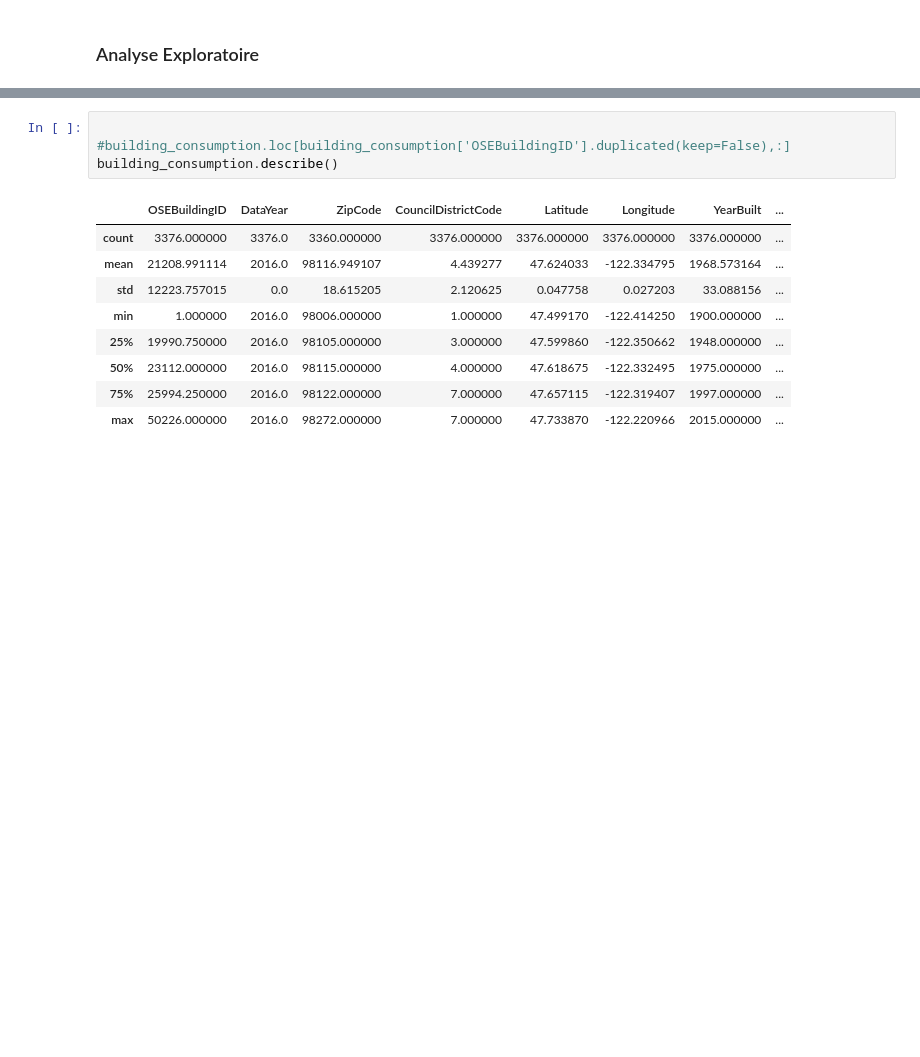
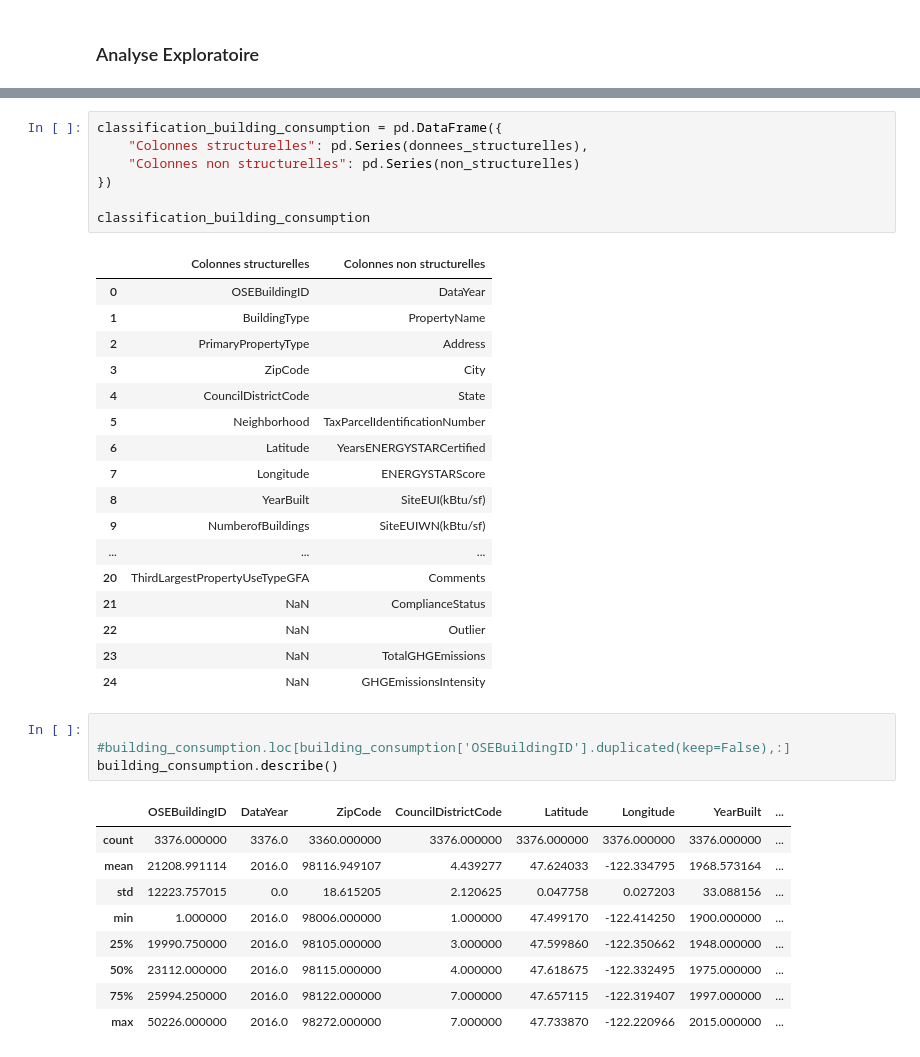
Before and after one commit to JodyGs/p3-besoins-batiments, a Jupyter notebook: P3_template_modelistation_supervisee_data_scientist (1).ipynb, the cells around one changed output, grey strips where cells are left out. Cells and saved outputs as stored; diff of their text form; blank space fills up the shorter version.

```diff
--- a/P3_template_modelistation_supervisee_data_scientist (1).ipynb
+++ b/P3_template_modelistation_supervisee_data_scientist (1).ipynb
@@ -32,3 +53,28 @@ dtype: float64
+# %%
+classification_building_consumption = pd.DataFrame({
+    "Colonnes structurelles": pd.Series(donnees_structurelles),
+    "Colonnes non structurelles": pd.Series(non_structurelles)
+})
+
+classification_building_consumption
+# %% [output]
+|  | Colonnes structurelles | Colonnes non structurelles |
+| 0 | OSEBuildingID | DataYear |
+| 1 | BuildingType | PropertyName |
+| 2 | PrimaryPropertyType | Address |
+| 3 | ZipCode | City |
+| 4 | CouncilDistrictCode | State |
+| 5 | Neighborhood | TaxParcelIdentificationNumber |
+| 6 | Latitude | YearsENERGYSTARCertified |
+| 7 | Longitude | ENERGYSTARScore |
+| 8 | YearBuilt | SiteEUI(kBtu/sf) |
+| 9 | NumberofBuildings | SiteEUIWN(kBtu/sf) |
+| ... | ... | ... |
+| 20 | ThirdLargestPropertyUseTypeGFA | Comments |
+| 21 | NaN | ComplianceStatus |
+| 22 | NaN | Outlier |
+| 23 | NaN | TotalGHGEmissions |
+| 24 | NaN | GHGEmissionsIntensity |
 # %%
 
 #building_consumption.loc[building_consumption['OSEBuildingID'].duplicated(keep=False),:]
```
Also changed, not shown: parts of 3 cells of this notebook, 3 other files.
